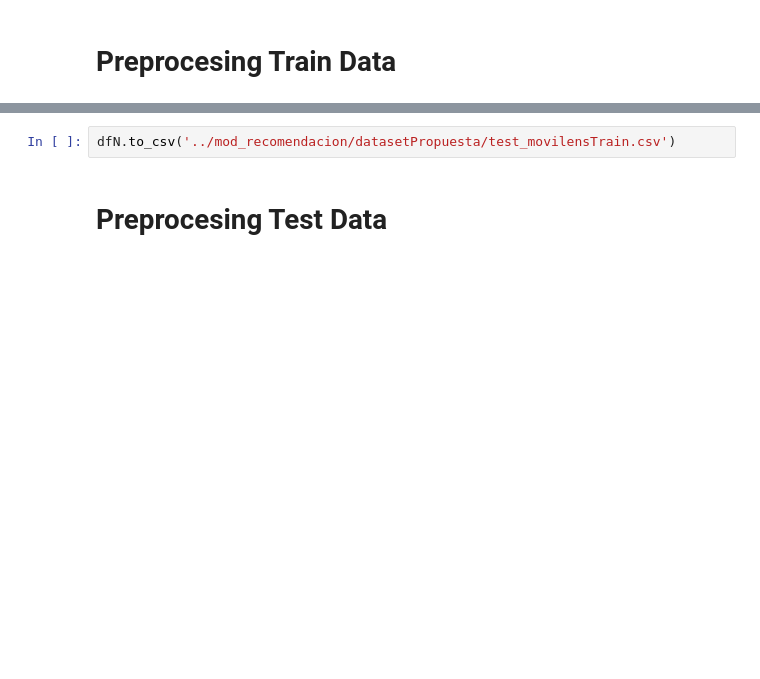
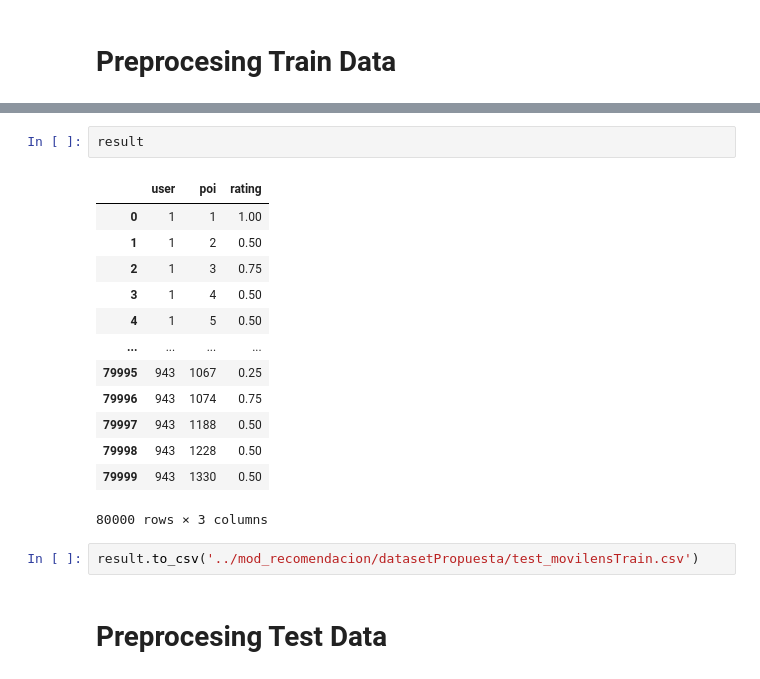
Before and after one commit to YessicaCh/SRTourism, a Jupyter notebook: Test Movilens .ipynb, the cells around one changed output, grey strips where cells are left out. Cells and saved outputs as stored; diff of their text form; blank space fills up the shorter version.

```diff
--- a/Test Movilens .ipynb
+++ b/Test Movilens .ipynb
@@ -46,5 +65,21 @@ dfN
+# %%
+result
+# %% [output]
+|  | user | poi | rating |
+| 0 | 1 | 1 | 1.00 |
+| 1 | 1 | 2 | 0.50 |
+| 2 | 1 | 3 | 0.75 |
+| 3 | 1 | 4 | 0.50 |
+| 4 | 1 | 5 | 0.50 |
+| ... | ... | ... | ... |
+| 79995 | 943 | 1067 | 0.25 |
+| 79996 | 943 | 1074 | 0.75 |
+| 79997 | 943 | 1188 | 0.50 |
+| 79998 | 943 | 1228 | 0.50 |
+| 79999 | 943 | 1330 | 0.50 |
+80000 rows × 3 columns
 # %%
-dfN.to_csv('../mod_recomendacion/datasetPropuesta/test_movilensTrain.csv')
+result.to_csv('../mod_recomendacion/datasetPropuesta/test_movilensTrain.csv')
 # %% [markdown]
 # Preprocesing Test Data
 # %%
```
Also changed, not shown: parts of 14 cells of this notebook, 2 other files.
